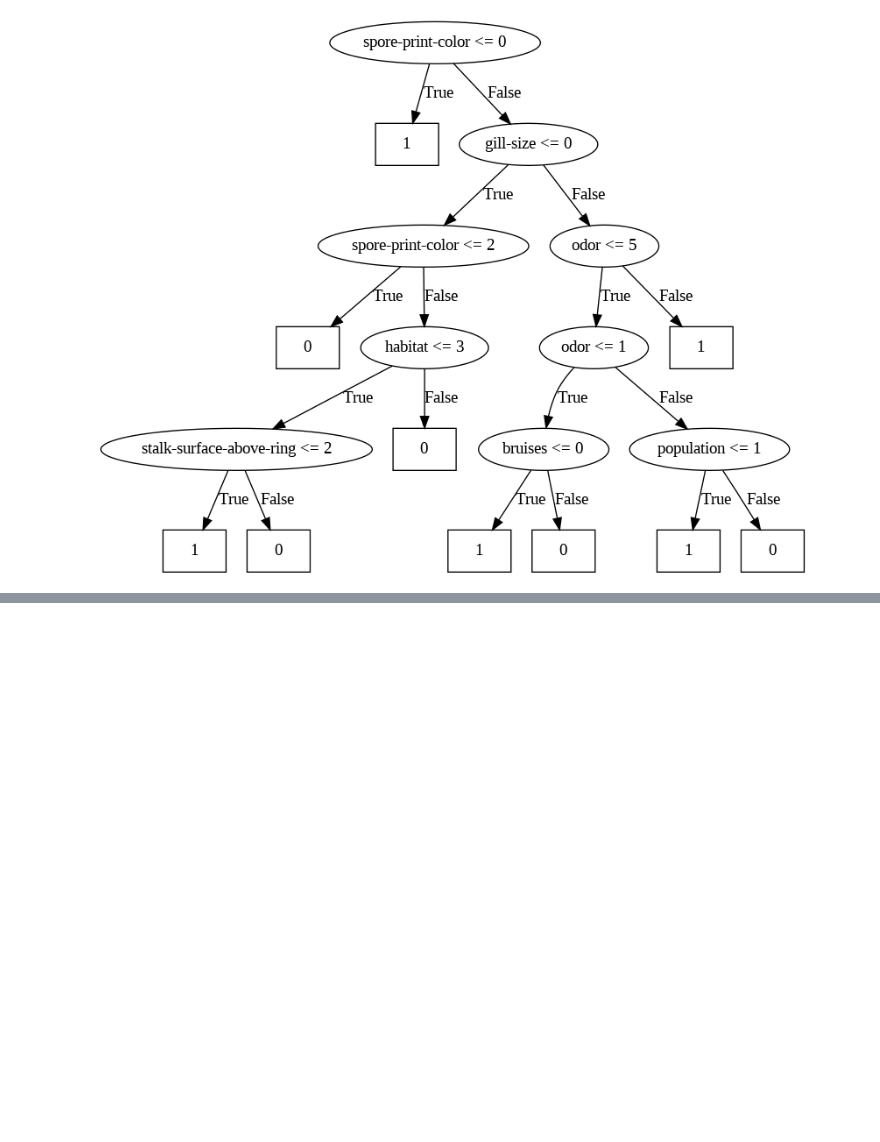
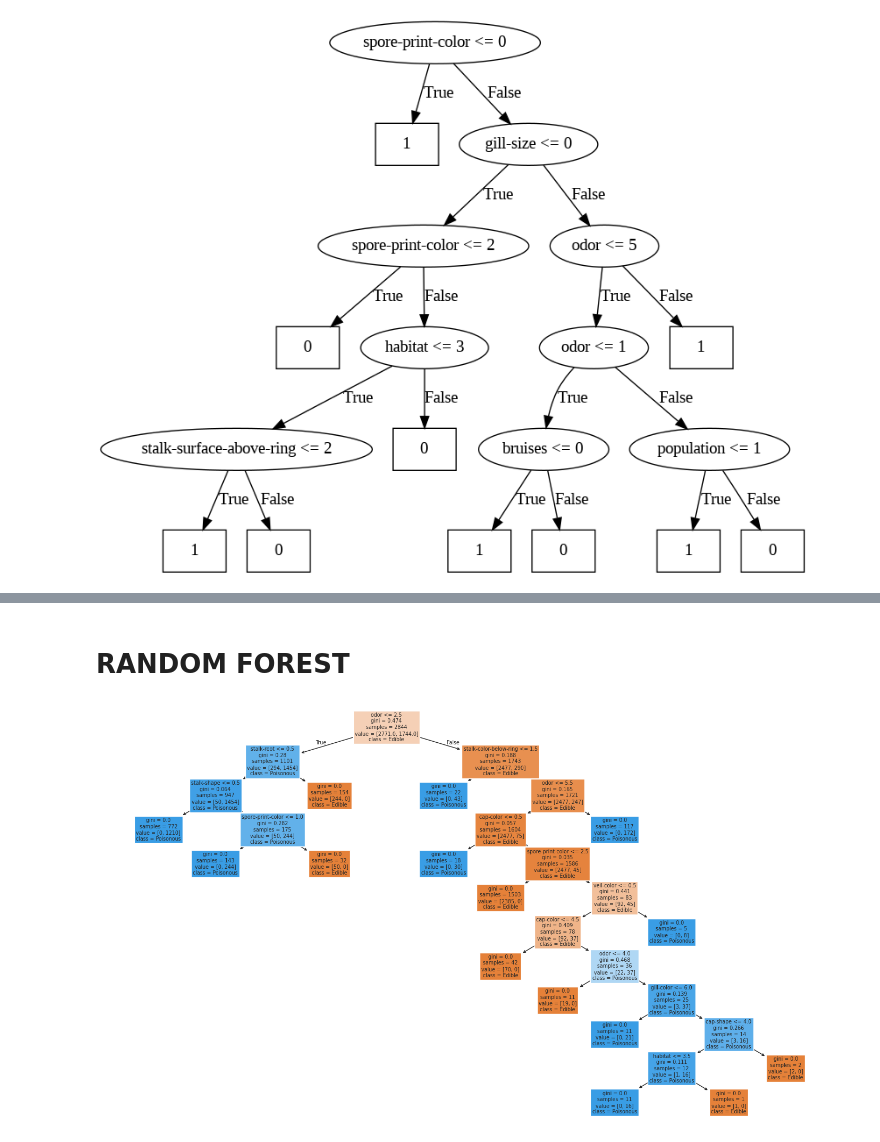
Before and after one commit to Cherryberry112/CSE475_Machine_Learning-, a Jupyter notebook: Lab/lab01_DecisionTree_RandomForest_Mushroom_dataset.ipynb, the cells around one changed output, grey strips where cells are left out. Cells and saved outputs as stored; diff of their text form; code cells hidden in the pictures; blank space fills up the shorter version.

```diff
--- a/Lab/lab01_DecisionTree_RandomForest_Mushroom_dataset.ipynb
+++ b/Lab/lab01_DecisionTree_RandomForest_Mushroom_dataset.ipynb
@@ -265,0 +279,14 @@ display(Image("manual_decision_tree.png"))
+# %% [markdown]
+# RANDOM FOREST
+# %%
+#here n_estimators = 200
+rf = RandomForestClassifier(n_estimators=200, random_state=42)
+rf.fit(X_train, y_train)
+y_pred_rf = rf.predict(X_test)
+
+plt.figure(figsize=(18, 10))
+plot_tree(rf.estimators_[0], feature_names=feature_names,
+          class_names=["Edible", "Poisonous"], filled=True)
+plt.show()
+# %% [output]
+[figure, added]
```
Also changed, not shown: parts of 2 cells of this notebook.
